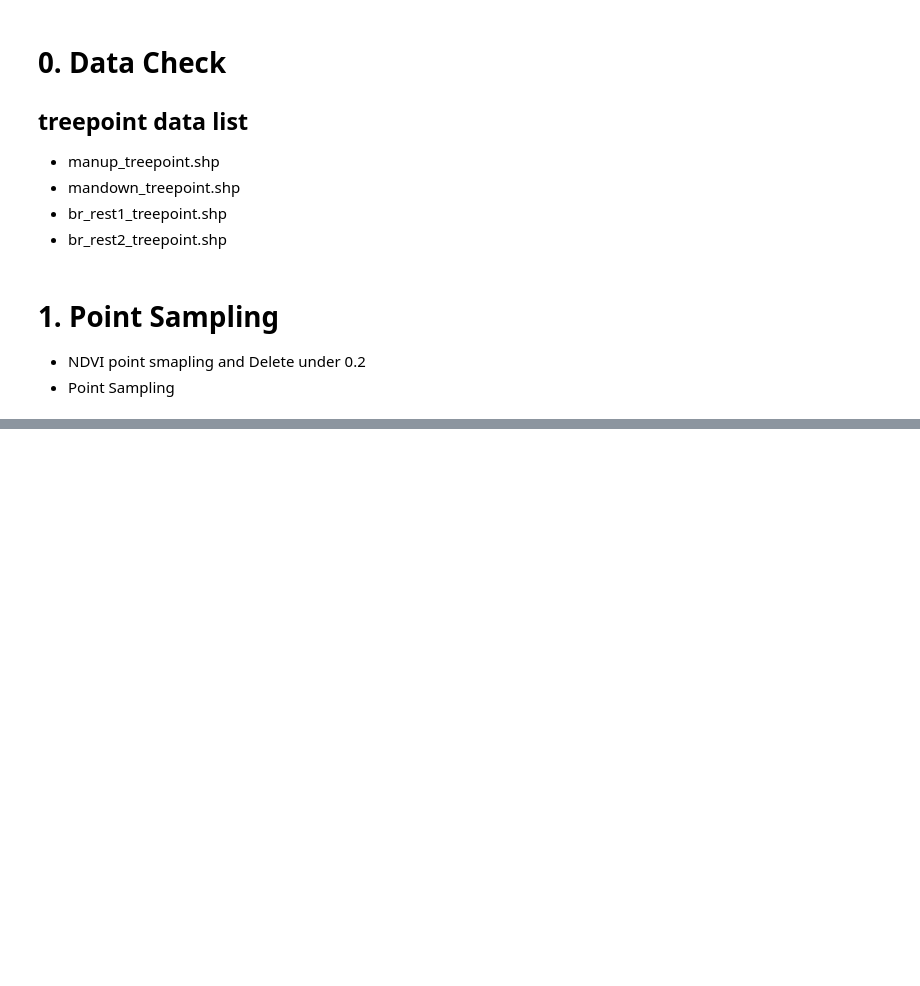
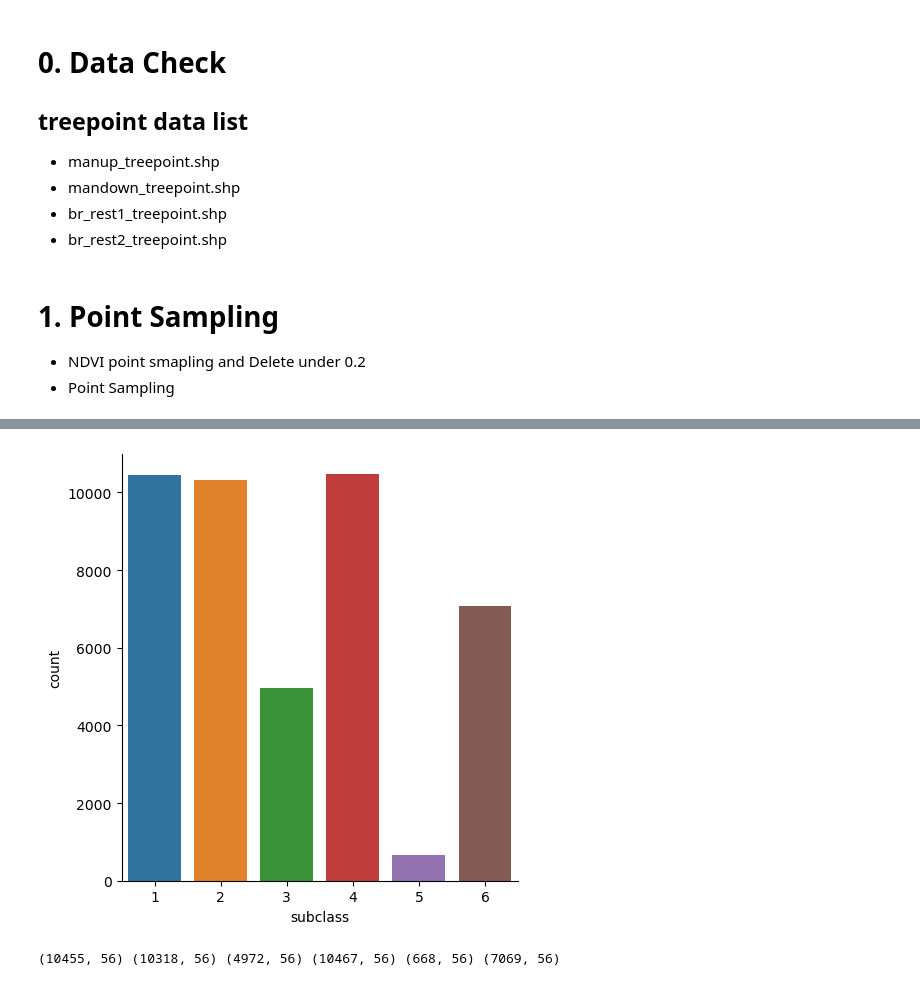
Before and after one commit to haenol/sprout, a Jupyter notebook: data_sampling_def.ipynb, the cells around one changed output, grey strips where cells are left out. Saved outputs shown, nothing was run; the diff lists cells and outputs as text; code cells hidden in the pictures; blank space fills up the shorter version.

```diff
--- a/data_sampling_def.ipynb
+++ b/data_sampling_def.ipynb
@@ -154,0 +280,10 @@ tpall.drop(['geometry'], axis = 1, inplace=True)
+# %%
+sns.catplot(x="subclass", kind="count", order=['1', '2', '3', '4', '5', '6'], data=tpall) # order: 보여지는 순서
+plt.show()
+# 분류항목 확인
+for i in range(1, 7):
+    globals()[f'sc{i}'] = tpall[tpall['subclass'] == str(i)]
+print(sc1.shape, sc2.shape, sc3.shape, sc4.shape, sc5.shape, sc6.shape)
+# %% [output]
+[figure, added]
+(10455, 56) (10318, 56) (4972, 56) (10467, 56) (668, 56) (7069, 56)
```
Also changed, not shown: parts of 43 cells of this notebook, 1 other file.
